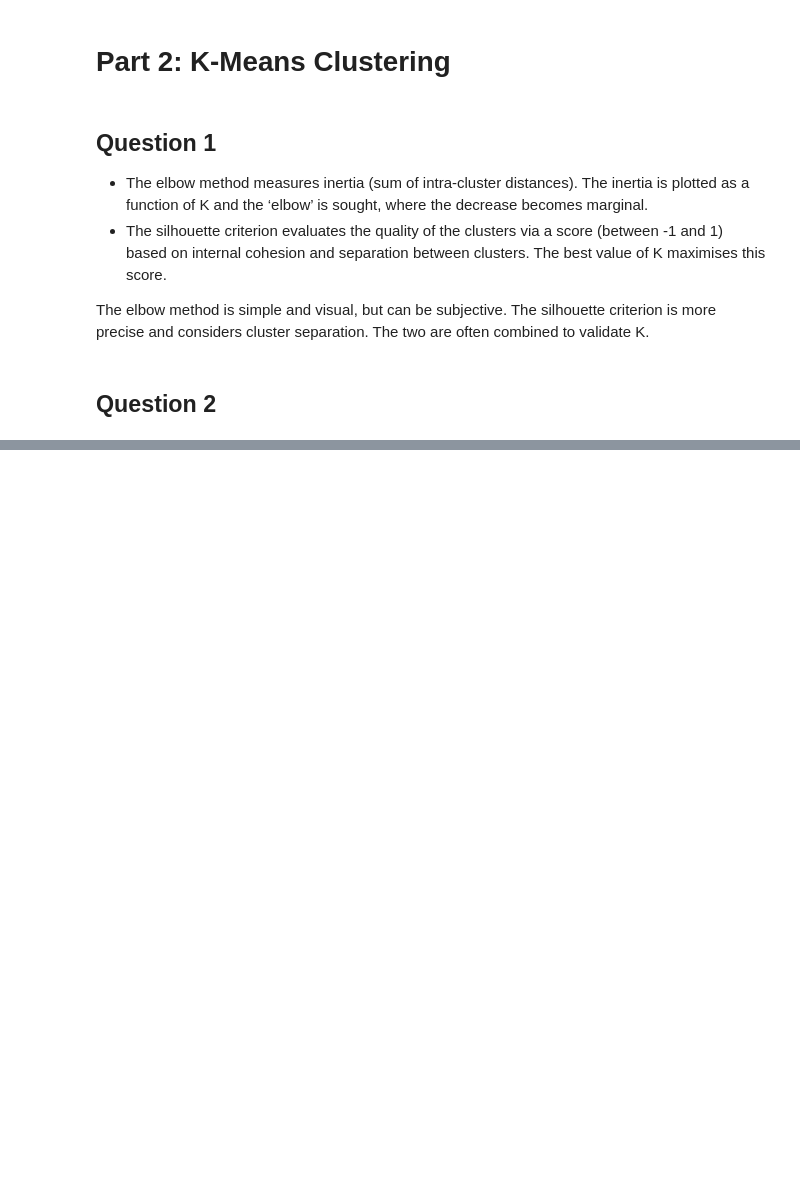
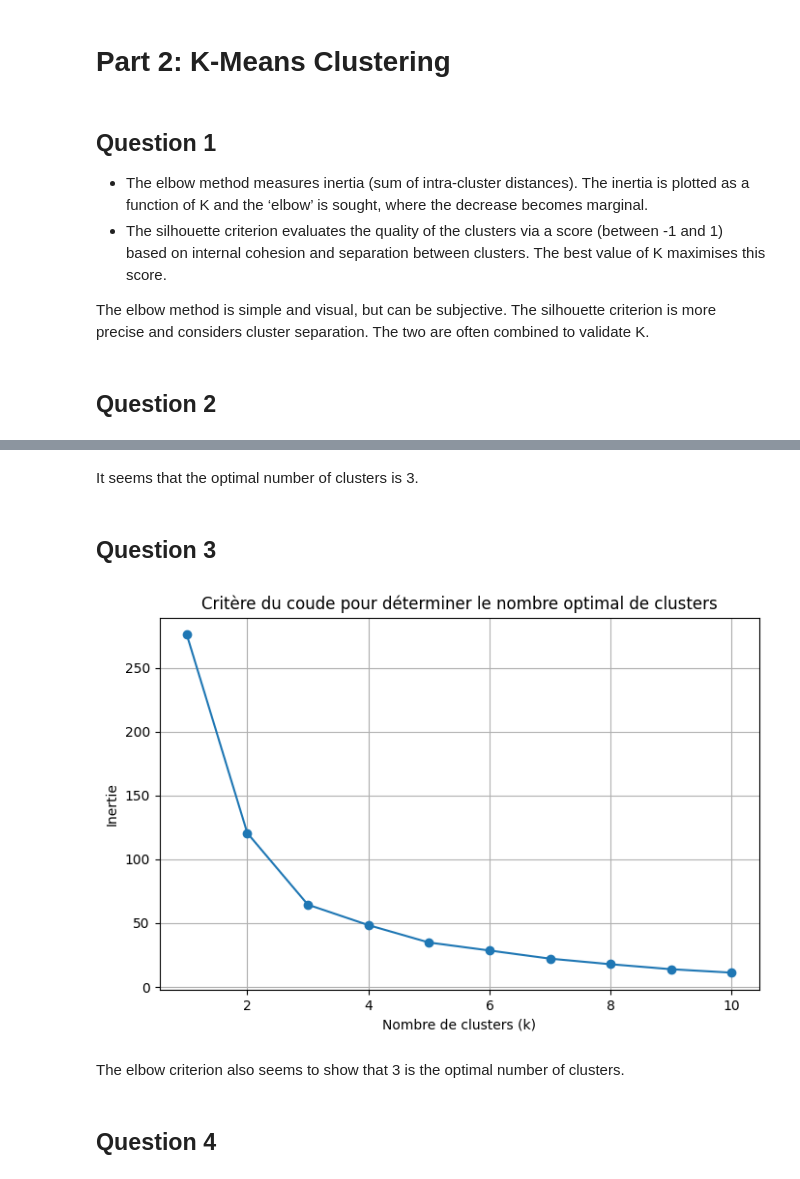
Before and after one commit to gael-mehdi/e-business-db-mini-projet, a Jupyter notebook: Part_1_unsupervised_learning.ipynb, the cells around one changed output, grey strips where cells are left out. Drawn from its saved outputs; the diff is of its cells as text; code cells hidden in the pictures; blank space fills up the shorter version.

```diff
--- a/Part_1_unsupervised_learning.ipynb
+++ b/Part_1_unsupervised_learning.ipynb
@@ -258,0 +246,28 @@ Silhouette score for 9 clusters: 0.33727186405024945
+# %% [markdown]
+It seems that the optimal number of clusters is 3.
+# %% [markdown]
+## Question 3
+# %%
+# Appliquer le K-means clustering avec différents nombres de clusters
+inertia = []
+range_n_clusters = range(1, 11)
+
+for n_clusters in range_n_clusters:
+    kmeans = KMeans(n_clusters=n_clusters, random_state=42)
+    kmeans.fit(Z)
+    inertia.append(kmeans.inertia_)
+
+# Tracer le graphique du critère du coude
+plt.figure(figsize=(8, 5))
+plt.plot(range_n_clusters, inertia, marker='o')
+plt.title("Critère du coude pour déterminer le nombre optimal de clusters")
+plt.xlabel("Nombre de clusters (k)")
+plt.ylabel("Inertie")
+plt.grid()
+plt.show()
+# %% [output]
+[figure, added]
+# %% [markdown]
+The elbow criterion also seems to show that 3 is the optimal number of clusters.
+# %% [markdown]
+## Question 4
```
Also changed, not shown: parts of 9 cells of this notebook.
